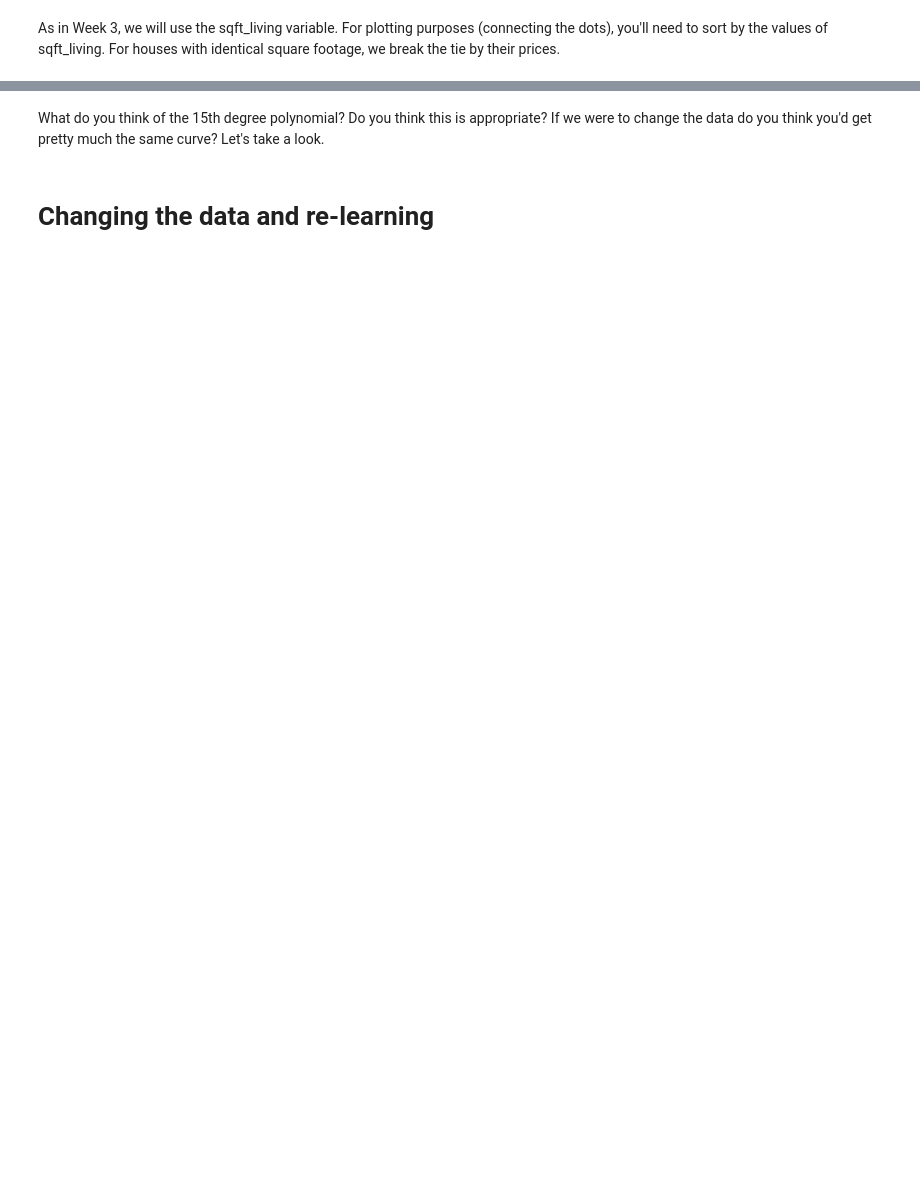
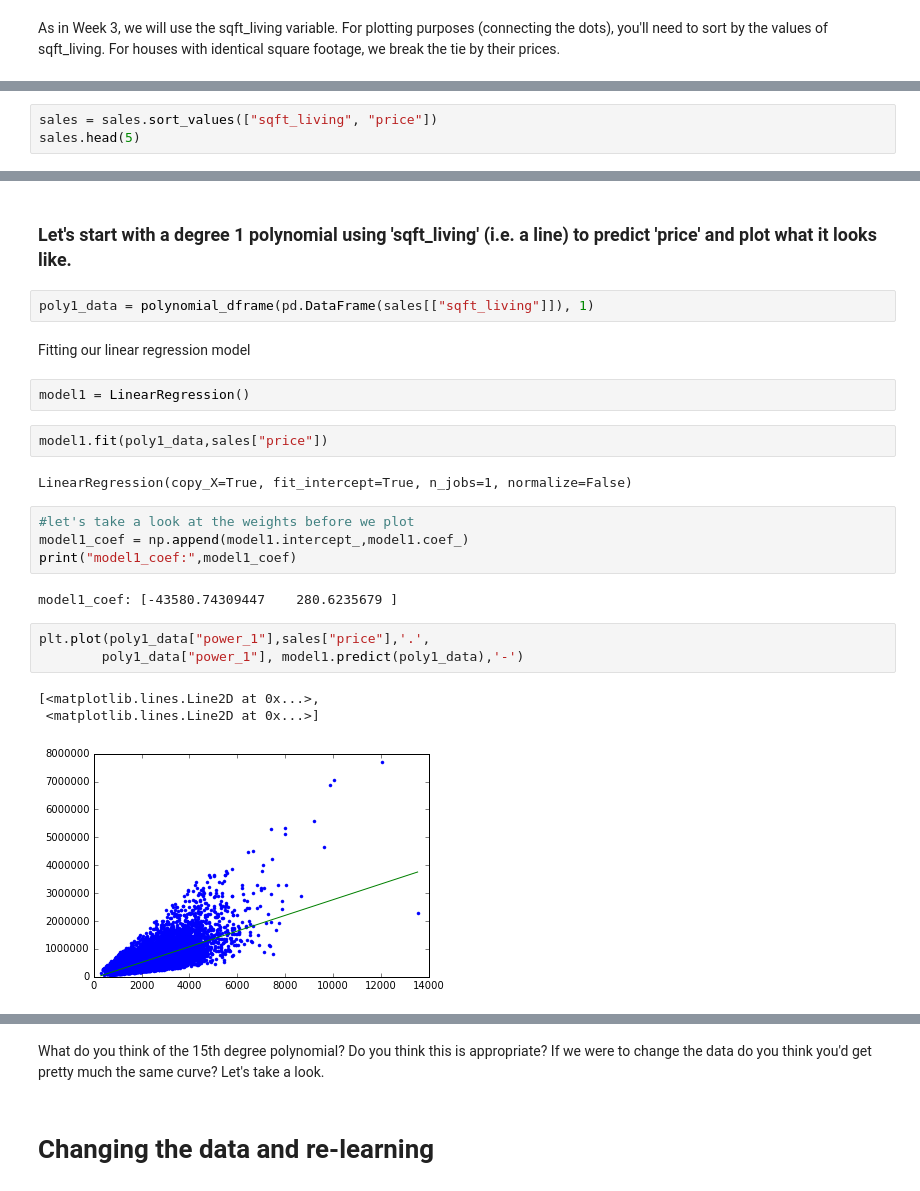
Before and after one commit to ddumet/coursera_machine_learning_pathway_regression, a Jupyter notebook: week-3-polynomial-regression-assignment.ipynb, the cells around one changed output, grey strips where cells are left out. Cells and saved outputs as stored; diff of their text form; blank space fills up the shorter version.

```diff
--- a/week-3-polynomial-regression-assignment.ipynb
+++ b/week-3-polynomial-regression-assignment.ipynb
@@ -134,0 +126,3 @@ Now try a 15th degree polynomial:
+# %%
+sales = sales.sort_values(["sqft_living", "price"])
+sales.head(5)
@@ -134,0 +137,25 @@ Now try a 15th degree polynomial:
+# %% [markdown]
+### Let's start with a degree 1 polynomial using 'sqft_living' (i.e. a line) to predict 'price' and plot what it looks like.
+# %%
+poly1_data = polynomial_dframe(pd.DataFrame(sales[["sqft_living"]]), 1)
+# %% [markdown]
+Fitting our linear regression model
+# %%
+model1 = LinearRegression()
+# %%
+model1.fit(poly1_data,sales["price"])
+# %% [output]
+LinearRegression(copy_X=True, fit_intercept=True, n_jobs=1, normalize=False)
+# %%
+#let's take a look at the weights before we plot
+model1_coef = np.append(model1.intercept_,model1.coef_)
+print("model1_coef:",model1_coef)
+# %% [output]
+model1_coef: [-43580.74309447    280.6235679 ]
+# %%
+plt.plot(poly1_data["power_1"],sales["price"],'.',
+        poly1_data["power_1"], model1.predict(poly1_data),'-')
+# %% [output]
+[<matplotlib.lines.Line2D at 0x...>,
+ <matplotlib.lines.Line2D at 0x...>]
+[figure, added]
```
Also changed, not shown: parts of 41 cells of this notebook.
